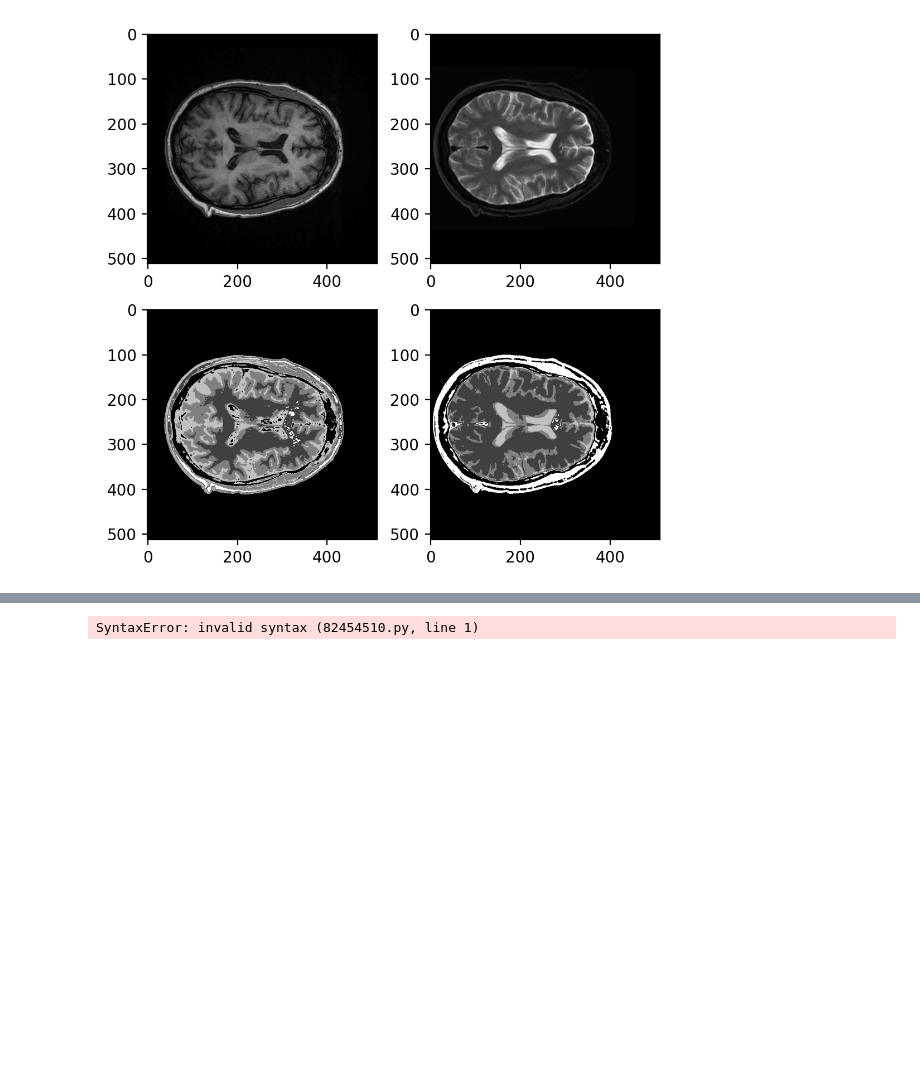
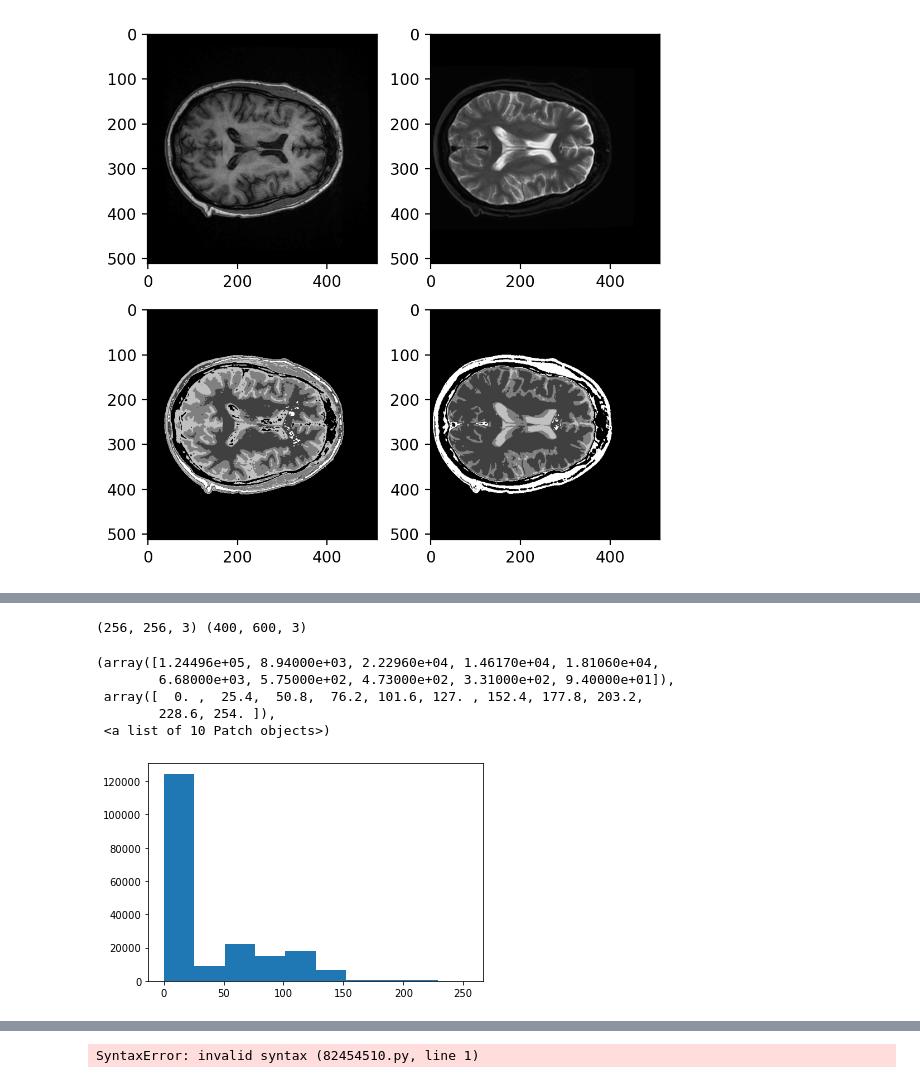
Before and after one commit to WeijieChen2017/SUREMI, a Jupyter notebook: kmeans.ipynb, the cells around one changed output, grey strips where cells are left out. Drawn from its saved outputs; the diff is of its cells as text; code cells hidden in the pictures; blank space fills up the shorter version.

```diff
--- a/kmeans.ipynb
+++ b/kmeans.ipynb
@@ -271,0 +380,13 @@ plt.imshow(Y_data_k, cmap="gray")
+# %%
+print(X_data.shape, data.coffee().shape)
+# %% [output]
+(256, 256, 3) (400, 600, 3)
+# %%
+plt.hist(np.ravel(X_data))
+# %% [output]
+(array([1.24496e+05, 8.94000e+03, 2.22960e+04, 1.46170e+04, 1.81060e+04,
+        6.68000e+03, 5.75000e+02, 4.73000e+02, 3.31000e+02, 9.40000e+01]),
+ array([  0. ,  25.4,  50.8,  76.2, 101.6, 127. , 152.4, 177.8, 203.2,
+        228.6, 254. ]),
+ <a list of 10 Patch objects>)
+[figure, added]
```
Also changed, not shown: parts of 15 cells of this notebook, 3 other files.
